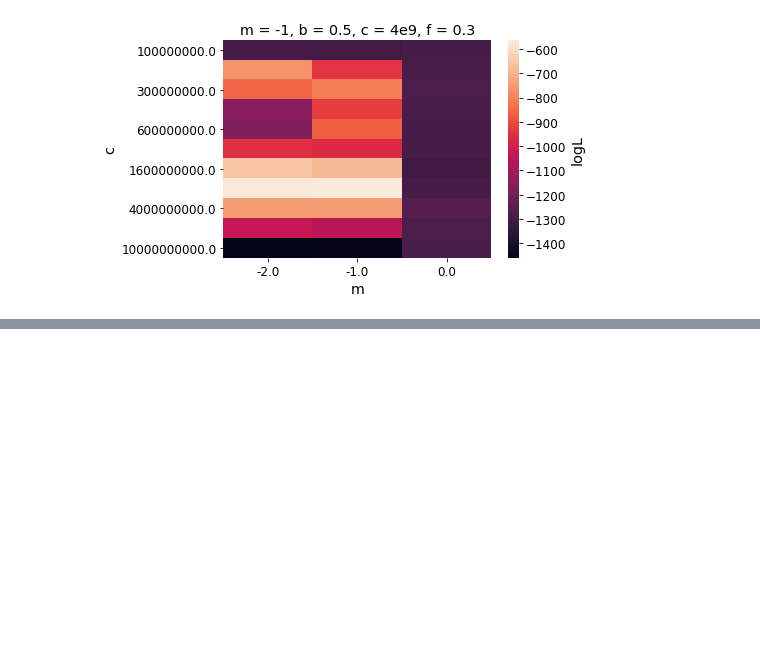
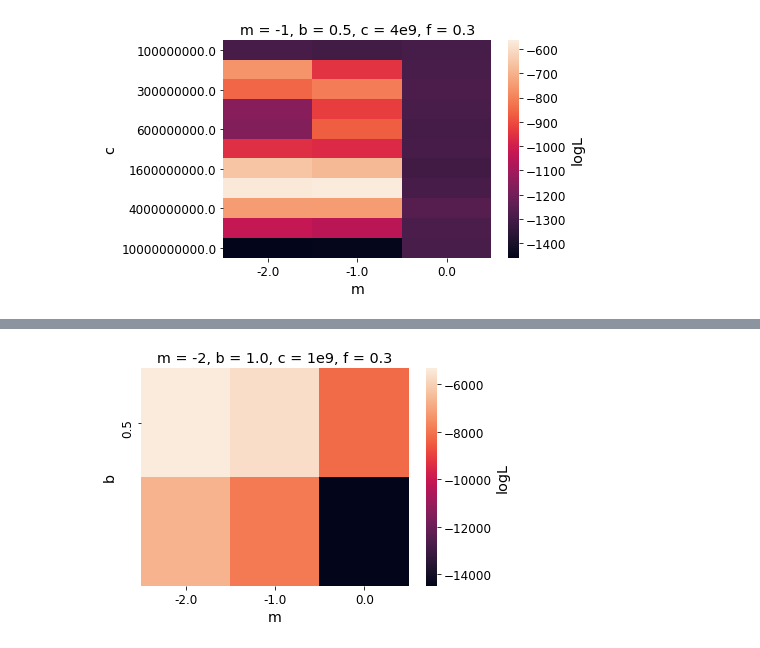
Before and after one commit to exoclam/mastrangelo, a Jupyter notebook: notebooks/injection-recovery.ipynb, the cells around one changed output, grey strips where cells are left out. Saved outputs shown, nothing was run; the diff lists cells and outputs as text; code cells hidden in the pictures; blank space fills up the shorter version.

```diff
--- a/notebooks/injection-recovery.ipynb
+++ b/notebooks/injection-recovery.ipynb
@@ -306,0 +390,15 @@ piv
+# %%
+piv = model_logLs.groupby(['m','b','c']).mean('logL').reset_index().groupby(['m','b']).sum('logL').reset_index()
+
+piv = piv.pivot("b","m","logL") # vs logged_normalized_likelihood
+#print(np.nanmin(piv.values), np.nanmax(piv.values), np.nansum(piv.values), np.nansum(np.log(piv.values)), np.log(np.nansum(piv.values)))
+#print(np.log(np.nanmin(piv.values)), np.log(np.nanmax(piv.values)))
+
+fig, ax = plt.subplots()
+sns.heatmap(piv, yticklabels=model_logLs.b.unique().round(1), cbar_kws={'label': 'logL'})
+#sns.heatmap(piv, vmin=-455, vmax=-17.9)
+ax.set_yticks(ax.get_yticks()[::2]) # sample every other tick, for cleanness
+plt.title('m = -2, b = 1.0, c = 1e9, f = 0.3')
+plt.show()
+# %% [output]
+[figure, added]
```
Also changed, not shown: parts of 19 cells of this notebook, 1 other file.
